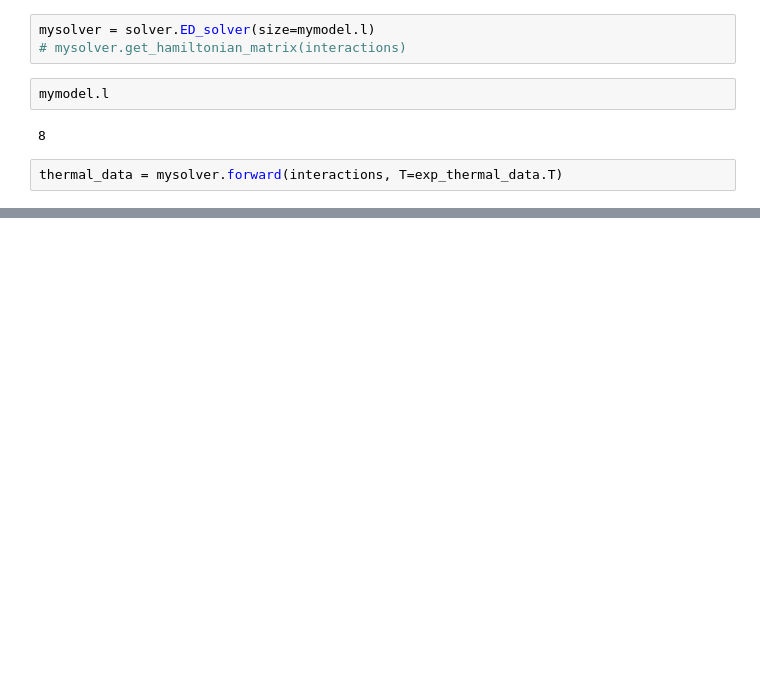
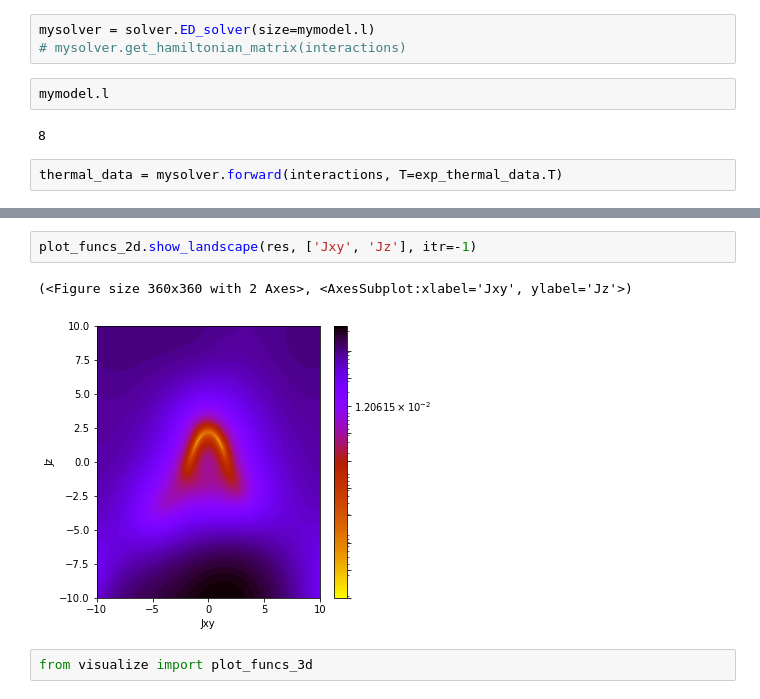
Before and after one commit to QMagen/PyQMagen, a Jupyter notebook: Dev.ipynb, the cells around one changed output, grey strips where cells are left out. Cells and saved outputs as stored; diff of their text form; blank space fills up the shorter version.

```diff
--- a/Dev.ipynb
+++ b/Dev.ipynb
@@ -56,0 +69,7 @@ iteration 99: Loss = 3.2111655407395157, Parameter is {'J': 1.2575114883966343}
+# %%
+plot_funcs_2d.show_landscape(res, ['Jxy', 'Jz'], itr=-1)
+# %% [output]
+(<Figure size 360x360 with 2 Axes>, <AxesSubplot:xlabel='Jxy', ylabel='Jz'>)
+[figure, added]
+# %%
+from visualize import plot_funcs_3d
```
Also changed, not shown: parts of 14 cells of this notebook, 23 other files.
